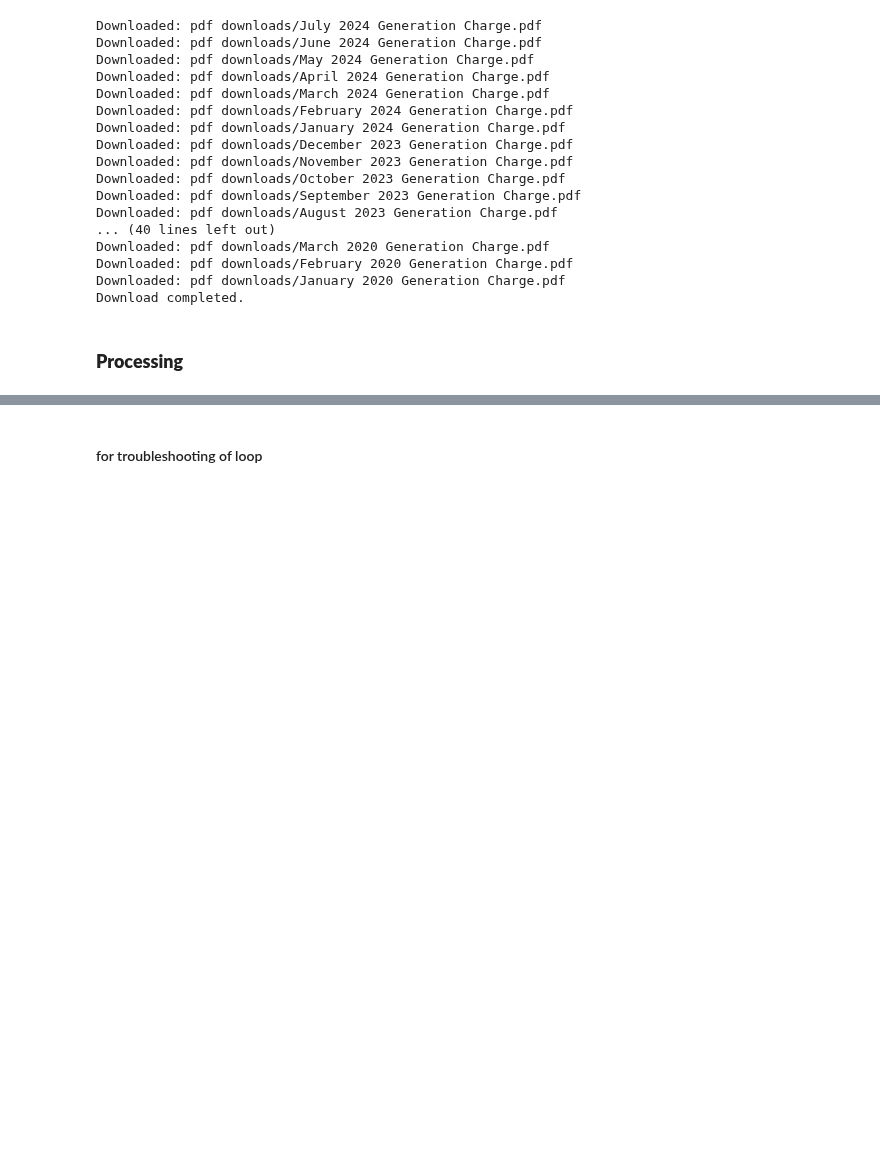
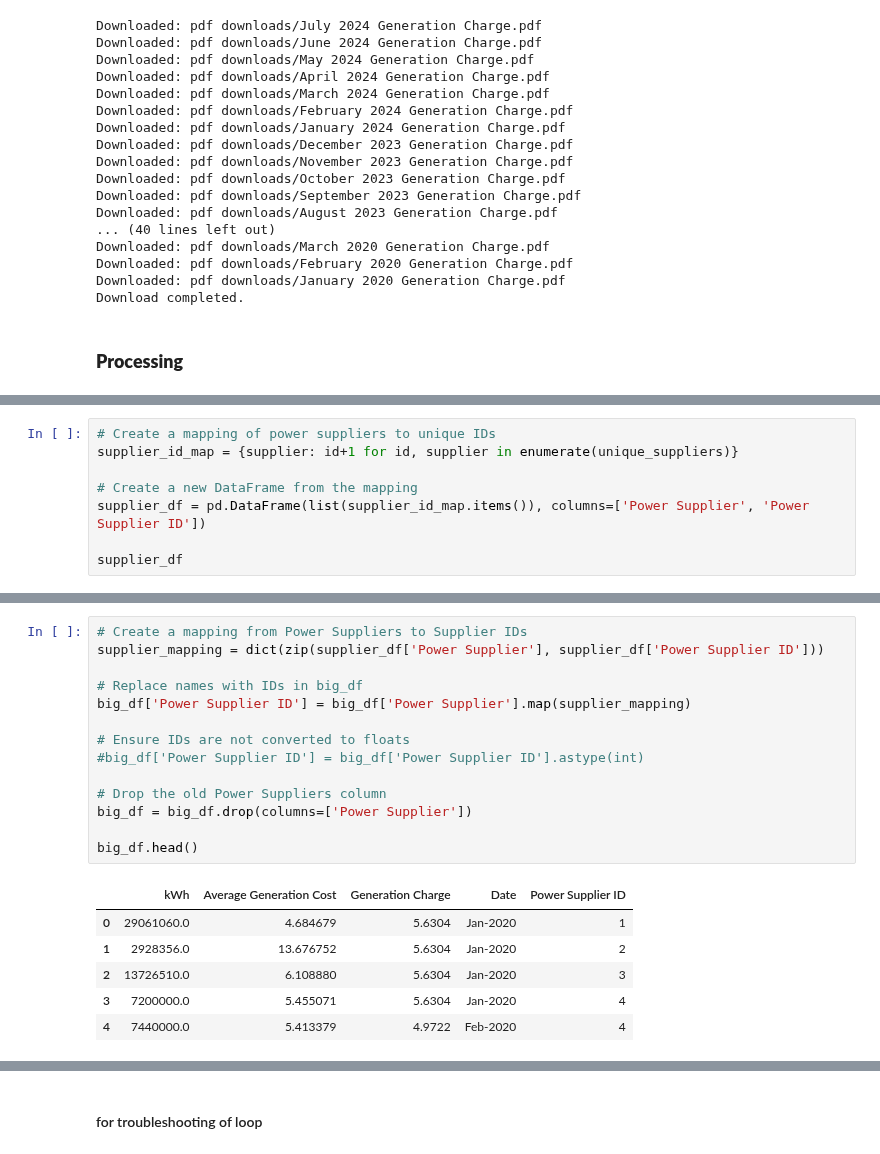
Before and after one commit to andreasenson/Scrape-DU-Generation-Charge, a Jupyter notebook: AEC/scrape_AEC.ipynb, the cells around one changed output, grey strips where cells are left out. Drawn from its saved outputs; the diff is of its cells as text; blank space fills up the shorter version.

```diff
--- a/AEC/scrape_AEC.ipynb
+++ b/AEC/scrape_AEC.ipynb
@@ -266,0 +297,8 @@ big_df.head()
+# %%
+# Create a mapping of power suppliers to unique IDs
+supplier_id_map = {supplier: id+1 for id, supplier in enumerate(unique_suppliers)}
+
+# Create a new DataFrame from the mapping
+supplier_df = pd.DataFrame(list(supplier_id_map.items()), columns=['Power Supplier', 'Power Supplier ID'])
+
+supplier_df
@@ -266,0 +311,21 @@ big_df.head()
+# %%
+# Create a mapping from Power Suppliers to Supplier IDs
+supplier_mapping = dict(zip(supplier_df['Power Supplier'], supplier_df['Power Supplier ID']))
+
+# Replace names with IDs in big_df
+big_df['Power Supplier ID'] = big_df['Power Supplier'].map(supplier_mapping)
+
+# Ensure IDs are not converted to floats
+#big_df['Power Supplier ID'] = big_df['Power Supplier ID'].astype(int)
+
+# Drop the old Power Suppliers column
+big_df = big_df.drop(columns=['Power Supplier'])
+
+big_df.head()
+# %% [output]
+|  | kWh | Average Generation Cost | Generation Charge | Date | Power Supplier ID |
+| 0 | 29061060.0 | 4.684679 | 5.6304 | Jan-2020 | 1 |
+| 1 | 2928356.0 | 13.676752 | 5.6304 | Jan-2020 | 2 |
+| 2 | 13726510.0 | 6.108880 | 5.6304 | Jan-2020 | 3 |
+| 3 | 7200000.0 | 5.455071 | 5.6304 | Jan-2020 | 4 |
+| 4 | 7440000.0 | 5.413379 | 4.9722 | Feb-2020 | 4 |
```
Also changed, not shown: parts of 7 cells of this notebook.
